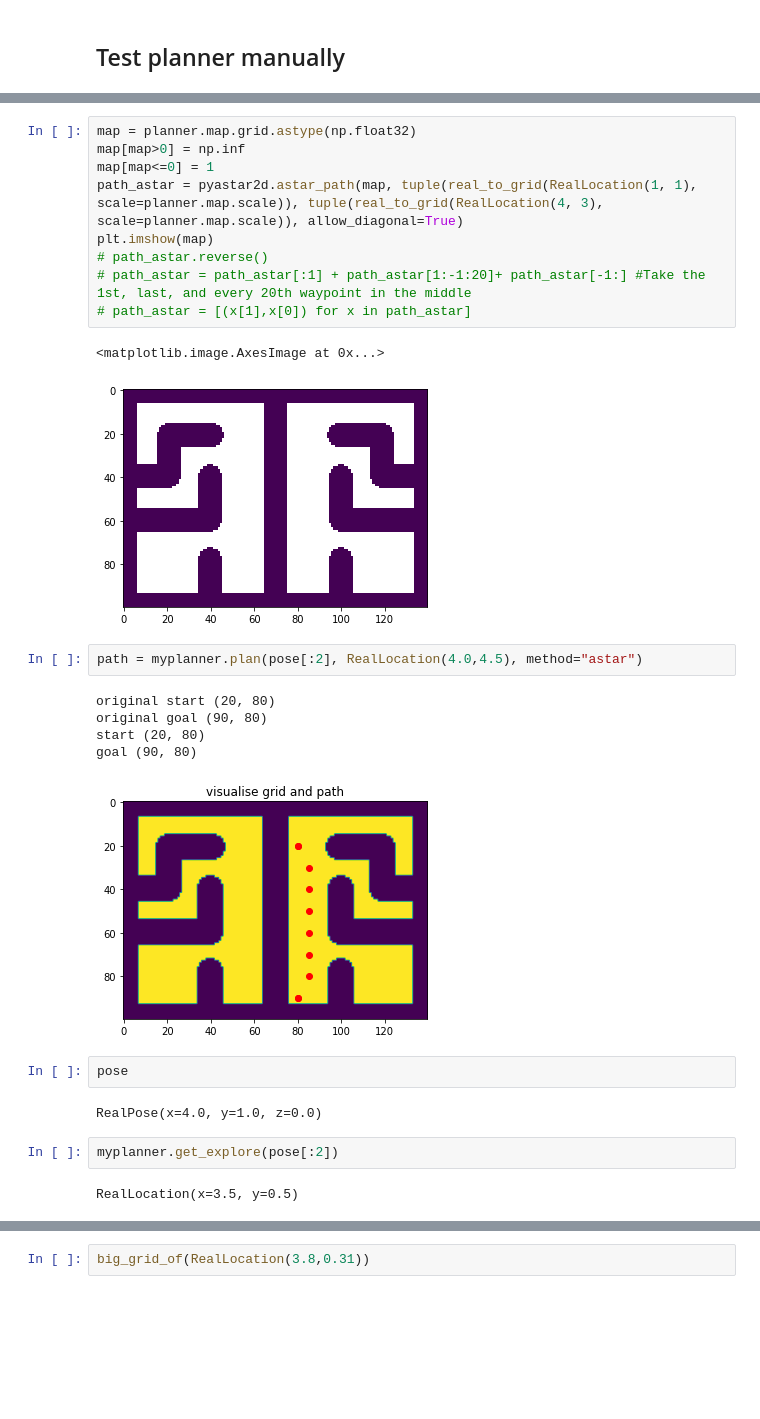
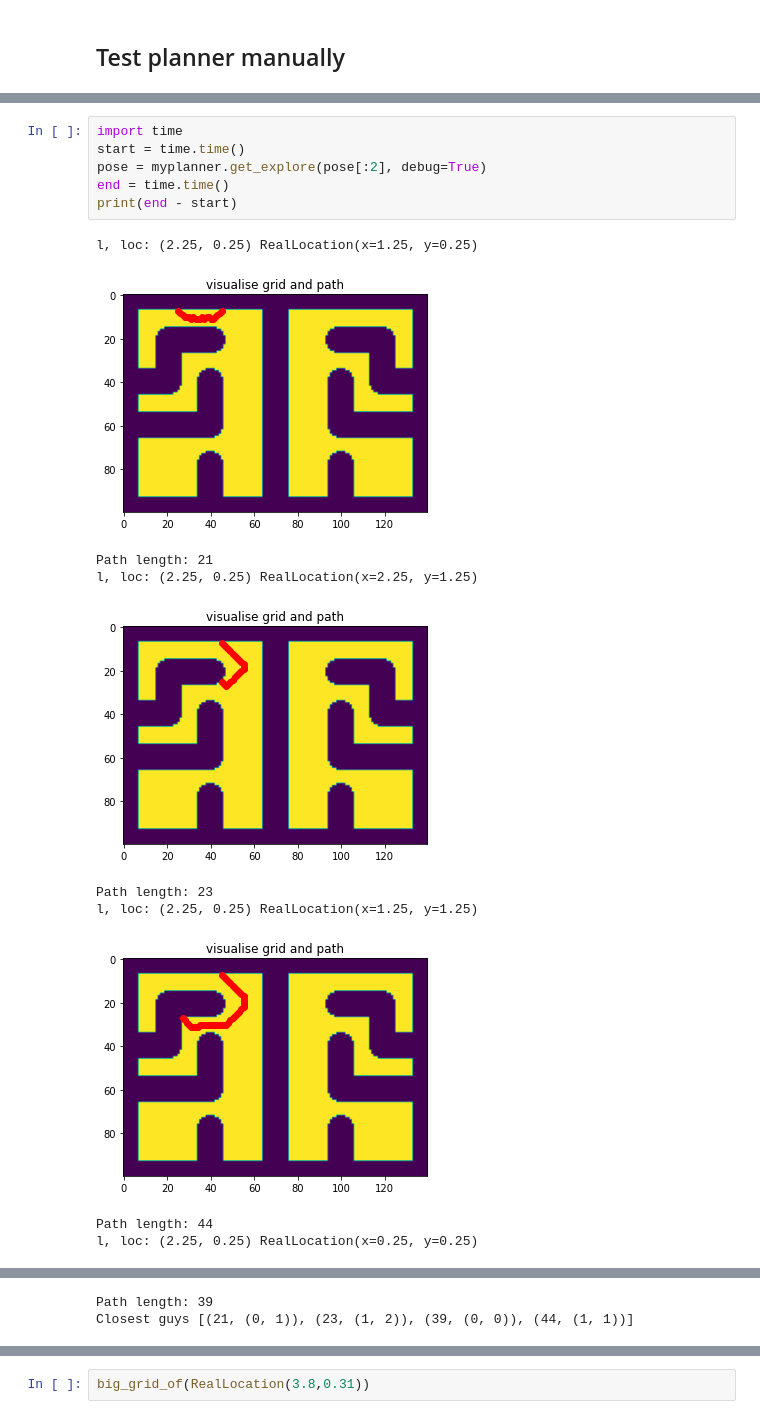
Before and after one commit to aliencaocao/TIL-2022, a Jupyter notebook: til-final-2022.1.1-lower/Robo_autonomy_wip.ipynb, the cells around one changed output, grey strips where cells are left out. Saved outputs shown, nothing was run; the diff lists cells and outputs as text; blank space fills up the shorter version.

Commit message:
Updated exploration algo, 10*14 grid, consider shortest astar path of n=4 euclidean nearest neighbours

```diff
--- a/til-final-2022.1.1-lower/Robo_autonomy_wip.ipynb
+++ b/til-final-2022.1.1-lower/Robo_autonomy_wip.ipynb
@@ -455,28 +496,17 @@ goal (80, 60)
-# %%
-map = planner.map.grid.astype(np.float32)
-map[map>0] = np.inf
-map[map<=0] = 1
-path_astar = pyastar2d.astar_path(map, tuple(real_to_grid(RealLocation(1, 1), scale=planner.map.scale)), tuple(real_to_grid(RealLocation(4, 3), scale=planner.map.scale)), allow_diagonal=True)
-plt.imshow(map)
-# path_astar.reverse()
-# path_astar = path_astar[:1] + path_astar[1:-1:20]+ path_astar[-1:] #Take the 1st, last, and every 20th waypoint in the middle
-# path_astar = [(x[1],x[0]) for x in path_astar]
-# %% [output]
-<matplotlib.image.AxesImage at 0x...>
-[figure, removed]
-# %%
-path = myplanner.plan(pose[:2], RealLocation(4.0,4.5), method="astar")
-# %% [output]
-original start (20, 80)
-original goal (90, 80)
-start (20, 80)
-goal (90, 80)
-[figure, removed]
-# %%
-pose
-# %% [output]
-RealPose(x=4.0, y=1.0, z=0.0)
-# %%
-myplanner.get_explore(pose[:2])
-# %% [output]
-RealLocation(x=3.5, y=0.5)
+# %%
+import time
+start = time.time()
+pose = myplanner.get_explore(pose[:2], debug=True)
+end = time.time()
+print(end - start)
+# %% [output]
+l, loc: (2.25, 0.25) RealLocation(x=1.25, y=0.25)
+[figure, added]
+Path length: 21
+l, loc: (2.25, 0.25) RealLocation(x=2.25, y=1.25)
+[figure, added]
+Path length: 23
+l, loc: (2.25, 0.25) RealLocation(x=1.25, y=1.25)
+[figure, added]
+Path length: 44
+l, loc: (2.25, 0.25) RealLocation(x=0.25, y=0.25)
@@ -482,0 +514,2 @@ RealLocation(x=3.5, y=0.5)
+Path length: 39
+Closest guys [(21, (0, 1)), (23, (1, 2)), (39, (0, 0)), (44, (1, 1))]
```
Also changed, not shown: parts of 10 cells of this notebook, 1 other file.
